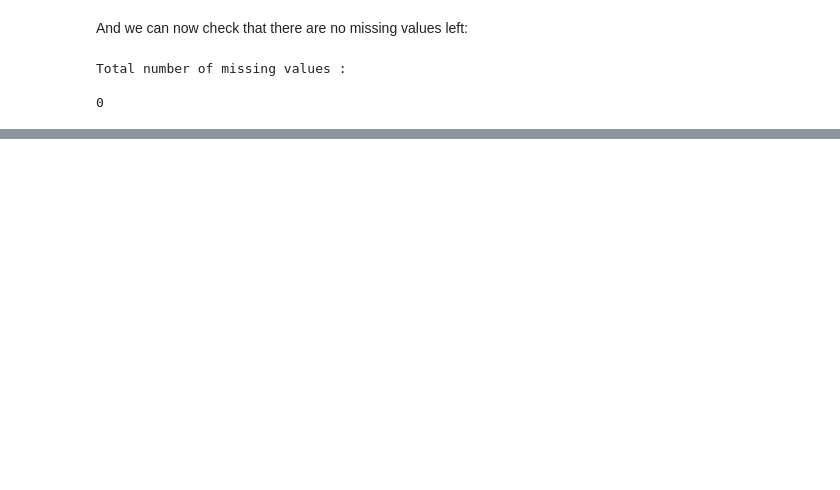
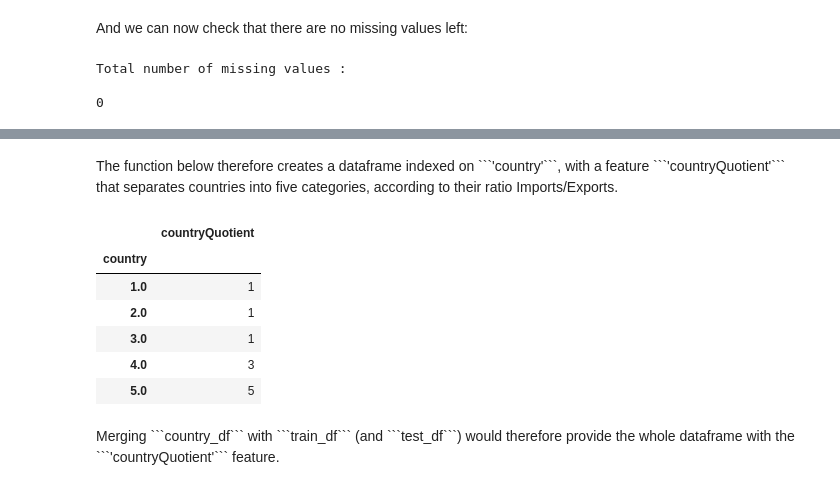
Before and after one commit to Edouard360/crude-oil-ml, a Jupyter notebook: doc/analysis.ipynb, the cells around one changed output, grey strips where cells are left out. Cells and saved outputs as stored; diff of their text form; code cells hidden in the pictures; blank space fills up the shorter version.

````diff
--- a/doc/analysis.ipynb
+++ b/doc/analysis.ipynb
@@ -275,0 +407,33 @@ train_df = pd.get_dummies(train_df, drop_first=False, columns=['country'])
+# %% [markdown]
+<p>The function below therefore creates a dataframe indexed on ```'country'```, with a feature ```'countryQuotient'``` that separates countries into five categories, according to their ratio Imports/Exports.</p>
+# %%
+def computeCountryQuotient(X_df):
+    countrySum = dict()
+    for columns_group in ['Imports', 'Exports']:
+        countrySum[columns_group] = (abs(X_df[["country"] + get_suffix(columns_group)])).groupby("country").mean().mean(
+            axis=1)
+
+    return countrySum['Imports'] / countrySum['Exports']
+
+
+def computeCategory(X_df):
+    countryQuotient = computeCountryQuotient(X_df)
+    threshold = 10
+    countryQuotient = ((countryQuotient == np.inf) + 0) + ((countryQuotient >= threshold) + 0) + (
+        (countryQuotient >= 1) + 0) \
+                      + ((countryQuotient >= 1 / threshold) + 0) + ((countryQuotient > 0) + 0)
+    countryQuotient = countryQuotient.astype('category')
+    return pd.DataFrame.from_dict({"countryQuotient": countryQuotient})
+
+country_df = computeCategory(train_df)
+country_df.head()
+# %% [output]
+|  | countryQuotient |
+| country |  |
+| 1.0 | 1 |
+| 2.0 | 1 |
+| 3.0 | 1 |
+| 4.0 | 3 |
+| 5.0 | 5 |
+# %% [markdown]
+<p>Merging ```country_df``` with ```train_df``` (and ```test_df```) would therefore provide the whole dataframe with the ```'countryQuotient'``` feature.</p>
````
Also changed, not shown: parts of 46 cells of this notebook, 2 other files.
